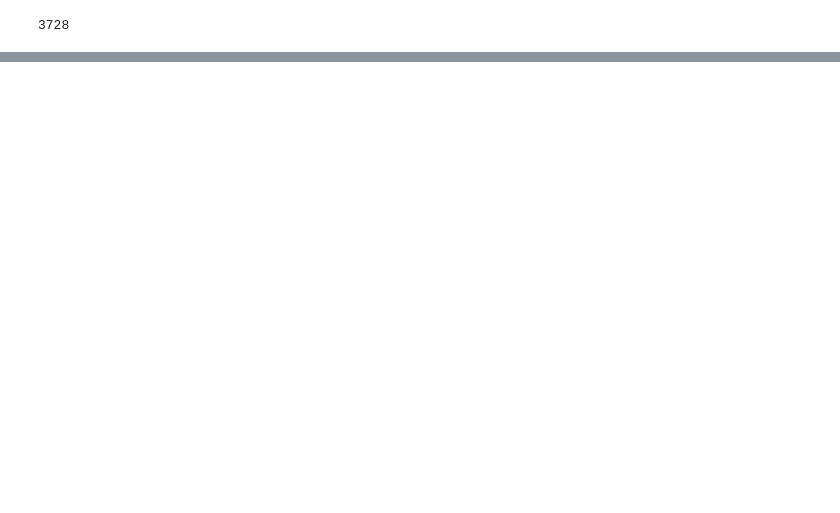
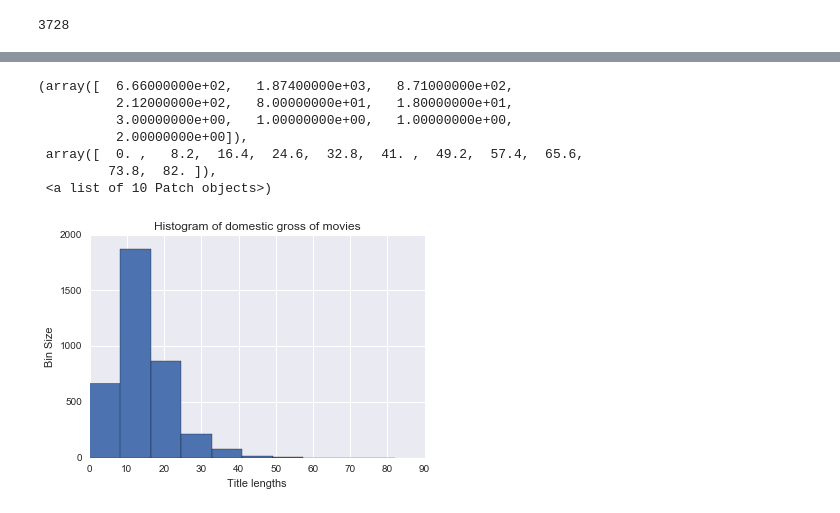
Before and after one commit to TejjeT/DataScienceProject2, a Jupyter notebook: project_1/EDA_AND_REG.ipynb, the cells around one changed output, grey strips where cells are left out. Drawn from its saved outputs; the diff is of its cells as text; code cells hidden in the pictures; blank space fills up the shorter version.

```diff
--- a/project_1/EDA_AND_REG.ipynb
+++ b/project_1/EDA_AND_REG.ipynb
@@ -35,0 +86,18 @@ pprint(movie)
+# %%
+import math
+title_lengths=[]
+for movie in movies:
+    title_lengths.append(len(movie['title']))
+plt.title('Histogram of domestic gross of movies')
+plt.xlabel('Title lengths')
+plt.ylabel('Bin Size')
+plt.hist(title_lengths)
+# %% [output]
+(array([  6.66000000e+02,   1.87400000e+03,   8.71000000e+02,
+          2.12000000e+02,   8.00000000e+01,   1.80000000e+01,
+          3.00000000e+00,   1.00000000e+00,   1.00000000e+00,
+          2.00000000e+00]),
+ array([  0. ,   8.2,  16.4,  24.6,  32.8,  41. ,  49.2,  57.4,  65.6,
+         73.8,  82. ]),
+ <a list of 10 Patch objects>)
+[figure, added]
```
Also changed, not shown: parts of 18 cells of this notebook, 1 other file.
